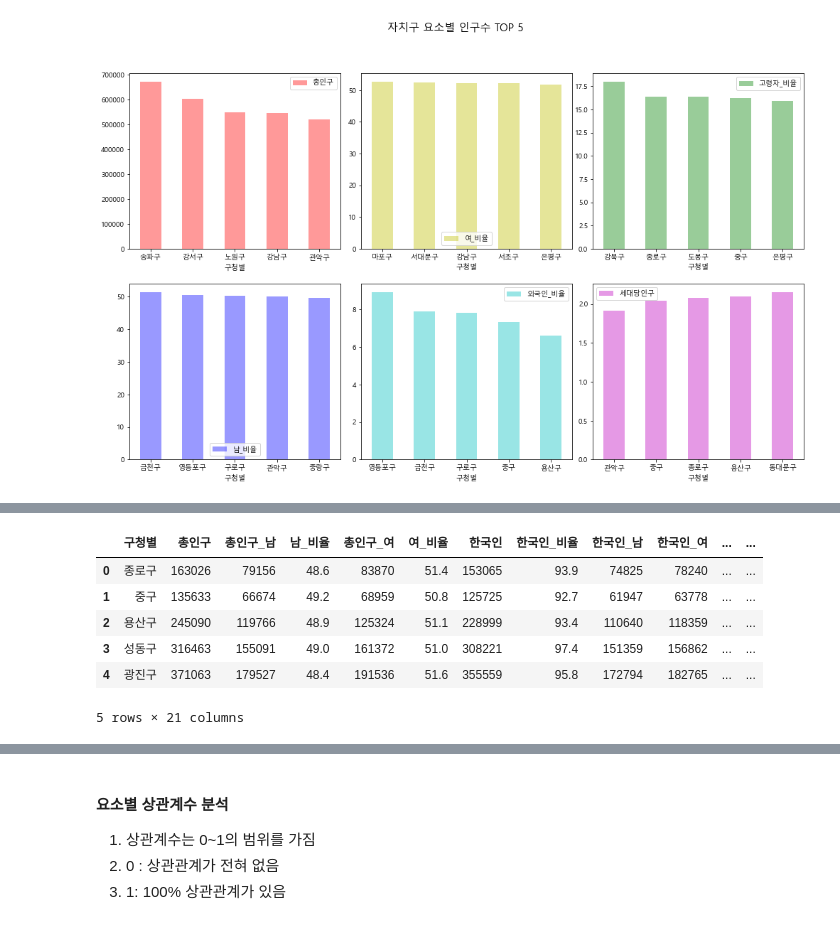
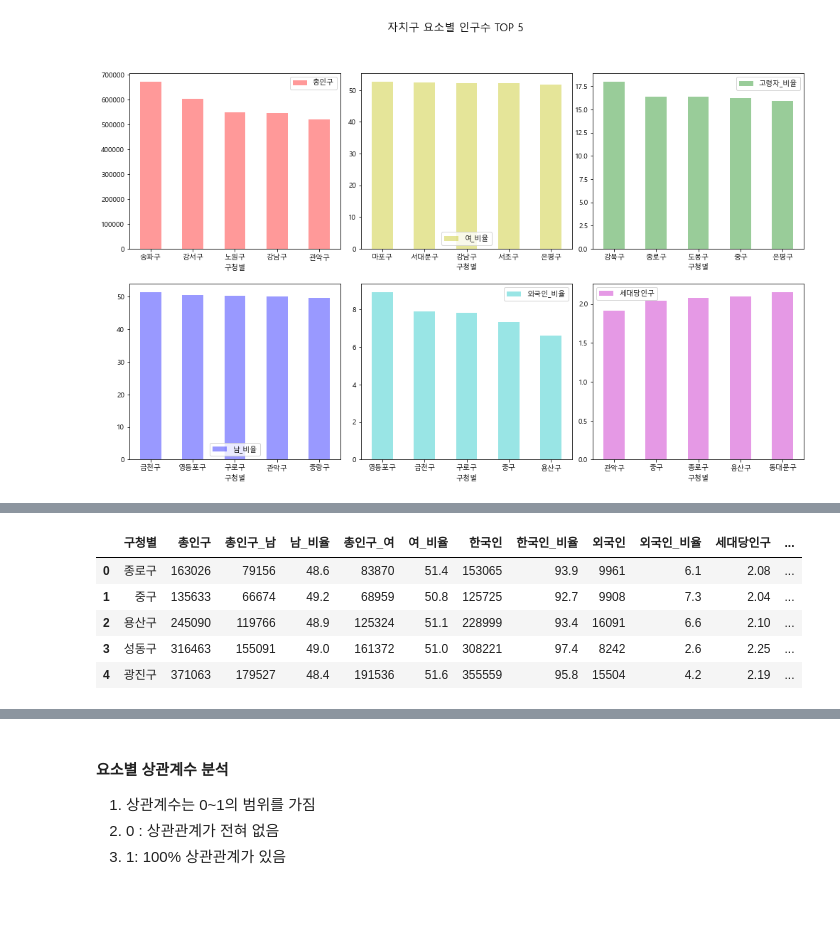
Before and after one commit to jh5209/Project, a Jupyter notebook: analist/seoul_cctv.ipynb, the cells around one changed output, grey strips where cells are left out. Cells and saved outputs as stored; diff of their text form; code cells hidden in the pictures.

```diff
--- a/analist/seoul_cctv.ipynb
+++ b/analist/seoul_cctv.ipynb
@@ -426,0 +464,6 @@ popu_df.head(3)
+# %%
+# 컬럼순서 변경
+popu_df = popu_df[['구청별', '총인구', '총인구_남', '남_비율', '총인구_여', '여_비율',
+                   '한국인', '한국인_남', '한국남_비율', '한국인_여', '한국여_비율',
+                   '외국인', '외국인_남', '외국남_비율', '외국인_여', '외국여_비율', '세대당인구', '고령자', '고령자_비율']]
+popu_df.head(2)
@@ -427,4 +482,6 @@ popu_df.head(3)
+# %%
+popu_df.insert(, '한국인_비율', round((popu_df['한국인'] / popu_df['총인구']) * 100, 1))
 # %%
-# 남성 비율, 외국인 비율 추가
-popu_df.insert(3, '남_비율', round((popu_df['총인구_남'] / popu_df['총인구']) * 100, 1))
-popu_df.insert(10, '외국인_비율', round((popu_df['외국인'] / popu_df['총인구']) * 100, 1))
+# 한국인 비율
+popu_df.insert(13, '외국인_비율', round((popu_df['외국인'] / popu_df['총인구']) * 100, 1))
+popu_df.head(2)
@@ -465,0 +523,3 @@ po.head(3)
+# %%
+po = po.drop(['한국남_비율', '한국여_비율', '외국남_비율', '외국여_비율'], axis=1)
+po.head(2)
@@ -521,19 +585,18 @@ pd.merge(popu_df, cctv_df, on='구청별')
 # %%
 # for문을 사용하여 공백 제거
-for df in popu_df, cctv_df:
+for df in po, cctv_df:
     df['구청별'] = df['구청별'].str.replace('\s+', '', regex=True)
 
 # 다시 결합
-merge1 = pd.merge(popu_df, cctv_df, on='구청별')
+merge1 = pd.merge(po, cctv_df, on='구청별')
 merge1.head()
 # %% [output]
-|  | 구청별 | 총인구 | 총인구_남 | 남_비율 | 총인구_여 | 여_비율 | 한국인 | 한국인_비율 | 한국인_남 | 한국인_여 | ... | ... |
-| 0 | 종로구 | 163026 | 79156 | 48.6 | 83870 | 51.4 | 153065 | 93.9 | 74825 | 78240 | ... | ... |
-| 1 | 중구 | 135633 | 66674 | 49.2 | 68959 | 50.8 | 125725 | 92.7 | 61947 | 63778 | ... | ... |
-| 2 | 용산구 | 245090 | 119766 | 48.9 | 125324 | 51.1 | 228999 | 93.4 | 110640 | 118359 | ... | ... |
-| 3 | 성동구 | 316463 | 155091 | 49.0 | 161372 | 51.0 | 308221 | 97.4 | 151359 | 156862 | ... | ... |
-| 4 | 광진구 | 371063 | 179527 | 48.4 | 191536 | 51.6 | 355559 | 95.8 | 172794 | 182765 | ... | ... |
+|  | 구청별 | 총인구 | 총인구_남 | 남_비율 | 총인구_여 | 여_비율 | 한국인 | 한국인_비율 | 외국인 | 외국인_비율 | 세대당인구 | ... |
+| 0 | 종로구 | 163026 | 79156 | 48.6 | 83870 | 51.4 | 153065 | 93.9 | 9961 | 6.1 | 2.08 | ... |
+| 1 | 중구 | 135633 | 66674 | 49.2 | 68959 | 50.8 | 125725 | 92.7 | 9908 | 7.3 | 2.04 | ... |
+| 2 | 용산구 | 245090 | 119766 | 48.9 | 125324 | 51.1 | 228999 | 93.4 | 16091 | 6.6 | 2.10 | ... |
+| 3 | 성동구 | 316463 | 155091 | 49.0 | 161372 | 51.0 | 308221 | 97.4 | 8242 | 2.6 | 2.25 | ... |
+| 4 | 광진구 | 371063 | 179527 | 48.4 | 191536 | 51.6 | 355559 | 95.8 | 15504 | 4.2 | 2.19 | ... |
-5 rows × 21 columns
 # %%
 # 구청별 컬럼을 인덱스로 변환
 # merge1.set_index('구청별', inplace=True)
```
Also changed, not shown: parts of 77 cells of this notebook.
